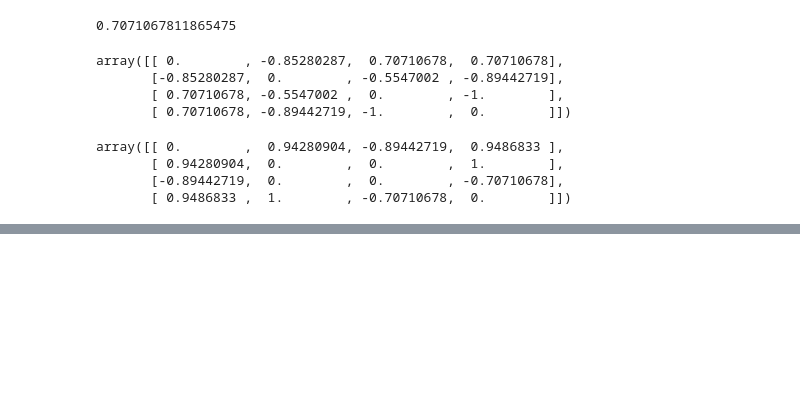
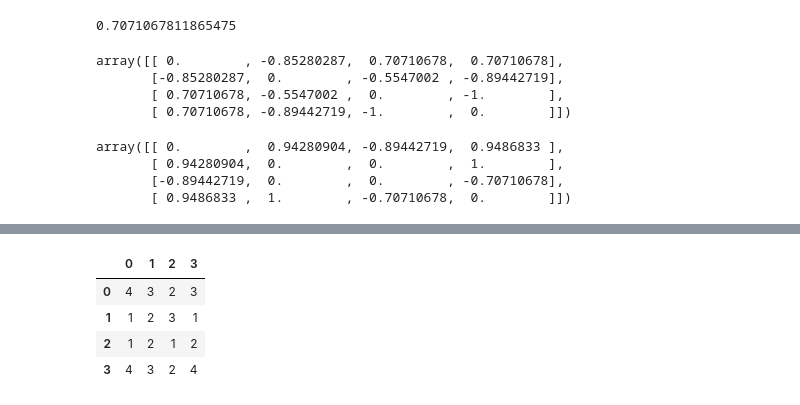
Before and after one commit to Chanfuc812/Lab_19522026, a Jupyter notebook: Lab4/Lab4_19522026.ipynb, the cells around one changed output, grey strips where cells are left out. Cells and saved outputs as stored; diff of their text form; code cells hidden in the pictures; blank space fills up the shorter version.

```diff
--- a/Lab4/Lab4_19522026.ipynb
+++ b/Lab4/Lab4_19522026.ipynb
@@ -322,0 +363,13 @@ NameError: name 'user_cf' is not defined
+# %%
+# Predictive Accuracy
+M_result = np.asarray([[4,3,2,3],
+                [1,2,3,1],
+                [1,2,1,2],
+                [4,3,2,4]])
+pd.DataFrame(M_result)
+# %% [output]
+|  | 0 | 1 | 2 | 3 |
+| 0 | 4 | 3 | 2 | 3 |
+| 1 | 1 | 2 | 3 | 1 |
+| 2 | 1 | 2 | 1 | 2 |
+| 3 | 4 | 3 | 2 | 4 |
```
Also changed, not shown: parts of 9 cells of this notebook.
